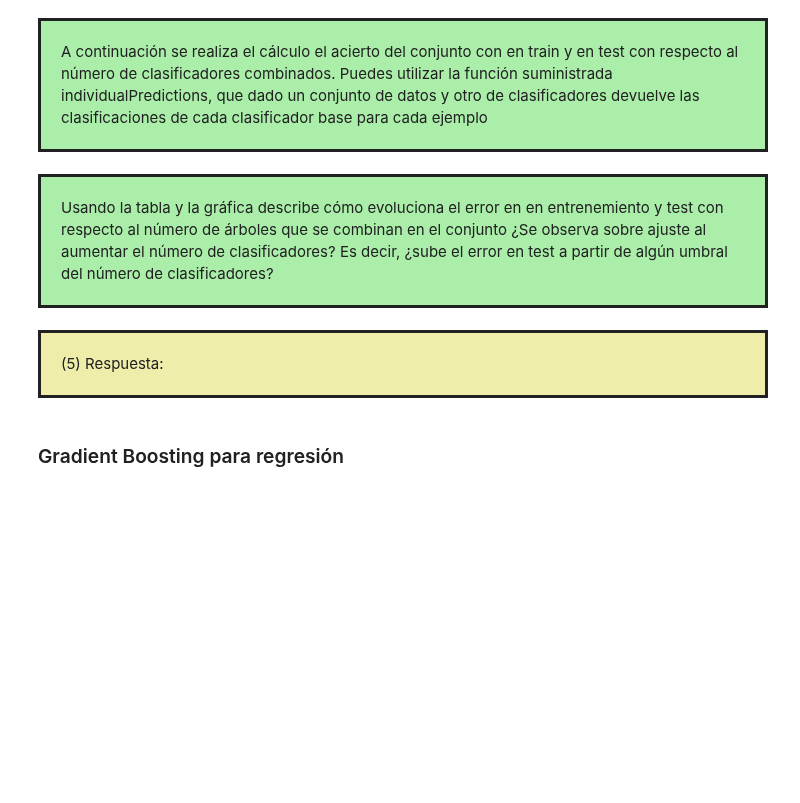
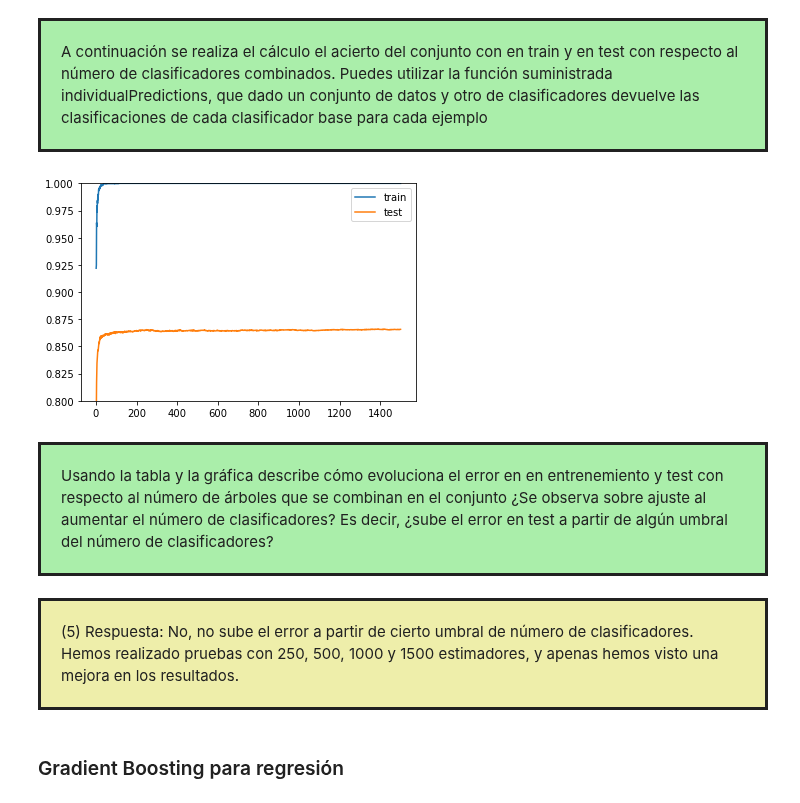
Before and after one commit to Javimh18/AnalisisFund, a Jupyter notebook: P5/practica_arboles_conjuntos/practica_conjuntos.ipynb, the cells around one changed output. Cells and saved outputs as stored; diff of their text form; code cells hidden in the pictures; blank space fills up the shorter version.

```diff
--- a/P5/practica_arboles_conjuntos/practica_conjuntos.ipynb
+++ b/P5/practica_arboles_conjuntos/practica_conjuntos.ipynb
@@ -246,38 +246,41 @@ def accuracy(ens, pr, y):
 
     iclases_test = np.zeros(np.array([y]).T.shape)
     iclases_test[y==ens.classes_[0]] = 0
     iclases_test[y==ens.classes_[1]] = 1
 
     Pok = pr==iclases_test
     return np.array(Pok.sum(axis=0),dtype=float)/len(y)
 
 
 # Cargamos datos
 fP = 'magic04.csv'
 dfP = pd.read_csv(fP, sep=',')
 lVarsTarg = dfP.columns
 
 #separación training-test
 X_train, X_test, clases_train, clases_test = train_test_split(dfP.values[:,:-1], dfP.values[:,-1], test_size=0.8, random_state=1)
 
-n_trees = 500
+n_trees = 1500
 clf = RandomForestClassifier(n_estimators=n_trees)
 clf.fit(X_train, clases_train)
 
 P = individualPredictions(clf.estimators_, X_train)
 accu_tr = accuracy(clf,P,clases_train)
 
 P = individualPredictions(clf.estimators_, X_test)
 accu_ts = accuracy(clf,P,clases_test)
 
 plt.plot(range(1,n_trees+1),accu_tr,label="train")
 plt.plot(range(1,n_trees+1),accu_ts,label="test")
 plt.ylim([0.8,1])
 _ = plt.legend()
+# %% [output]
+[figure, added]
 # %% [markdown]
 <div style="background-color:#AAEEAA;padding:20px;border:solid;">Usando la tabla y la gráfica describe cómo evoluciona el error en en entrenemiento y test con respecto al número de árboles que se combinan en el conjunto ¿Se observa sobre ajuste al aumentar el número de clasificadores? Es decir, ¿sube el error en test a partir de algún umbral del número de clasificadores?<br/></div>
 <br/>
-<div style="background-color:#EEEEAA;padding:20px;border:solid;">(5) Respuesta:
+<div style="background-color:#EEEEAA;padding:20px;border:solid;">
+(5) Respuesta: No, no sube el error a partir de cierto umbral de número de clasificadores. Hemos realizado pruebas con 250, 500, 1000 y 1500 estimadores, y apenas hemos visto una mejora en los resultados.
 </div>
 # %% [markdown]
 ### Gradient Boosting para regresión
```
Also changed, not shown: parts of 6 cells of this notebook.
